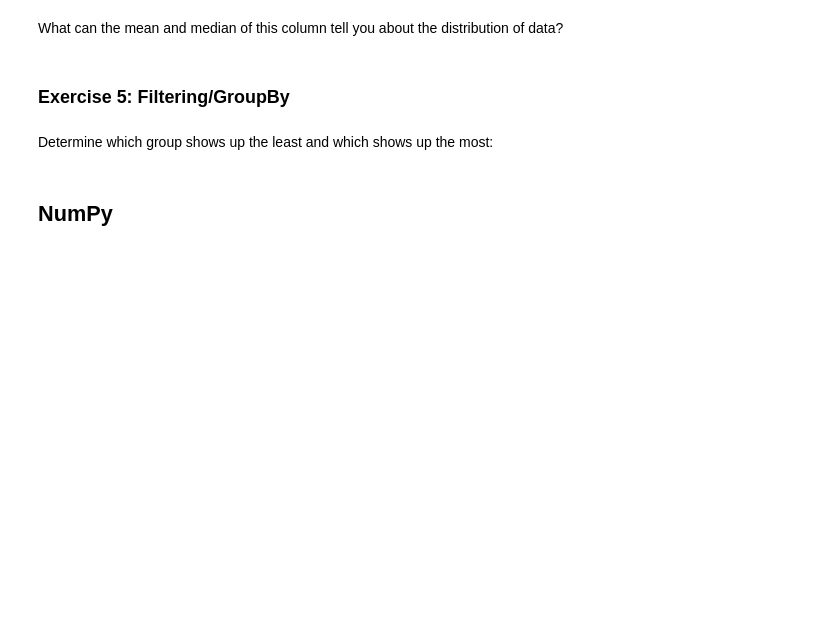
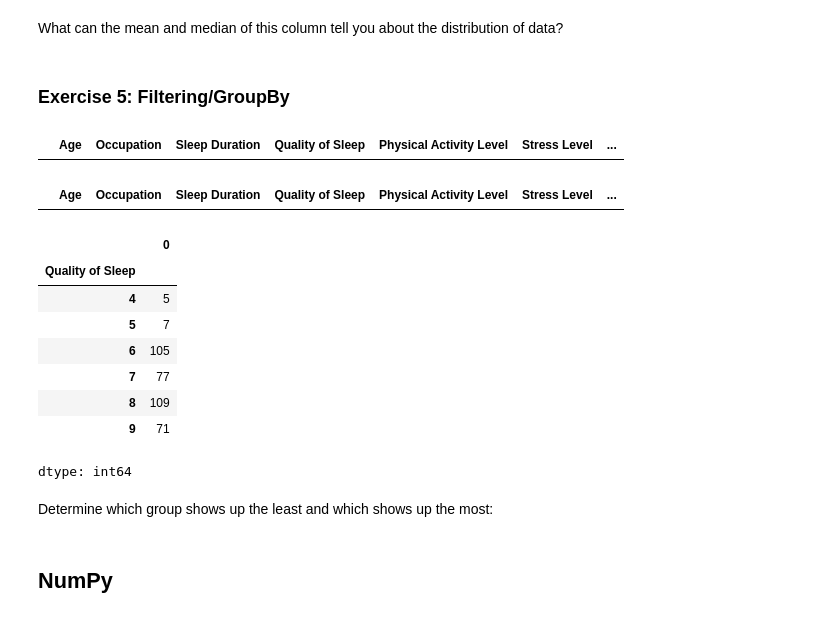
Before and after one commit to AnikaRanjan/MDST, a Jupyter notebook: week1.ipynb, the cells around one changed output. Drawn from its saved outputs; the diff is of its cells as text; code cells hidden in the pictures; blank space fills up the shorter version.

```diff
--- a/week1.ipynb
+++ b/week1.ipynb
@@ -190,12 +203,29 @@ What can the mean and median of this column tell you about the distribution of d
 # %%
 # TODO: From any of the columns, look for suspicious values
 # (like negative numbers)
+df[df[QSleep] < 0]
+# %% [output]
+|  | Age | Occupation | Sleep Duration | Quality of Sleep | Physical Activity Level | Stress Level | ... |
 # %%
 # TODO: From any categorical column, create and display a dataset that only
 # contains one of the categories
+df[df['Quality of Sleep'] == '']
+# %% [output]
+|  | Age | Occupation | Sleep Duration | Quality of Sleep | Physical Activity Level | Stress Level | ... |
 # %%
 # TODO: Using that same categorical column, group by that column and find how
 # many rows belong to each of the groups
+df.groupby('Quality of Sleep').size()
+# %% [output]
+|  | 0 |
+| Quality of Sleep |  |
+| 4 | 5 |
+| 5 | 7 |
+| 6 | 105 |
+| 7 | 77 |
+| 8 | 109 |
+| 9 | 71 |
+dtype: int64
 # %% [markdown]
 Determine which group shows up the least and which shows up the most:
 # %% [markdown]
```
Also changed, not shown: parts of 12 cells of this notebook.
